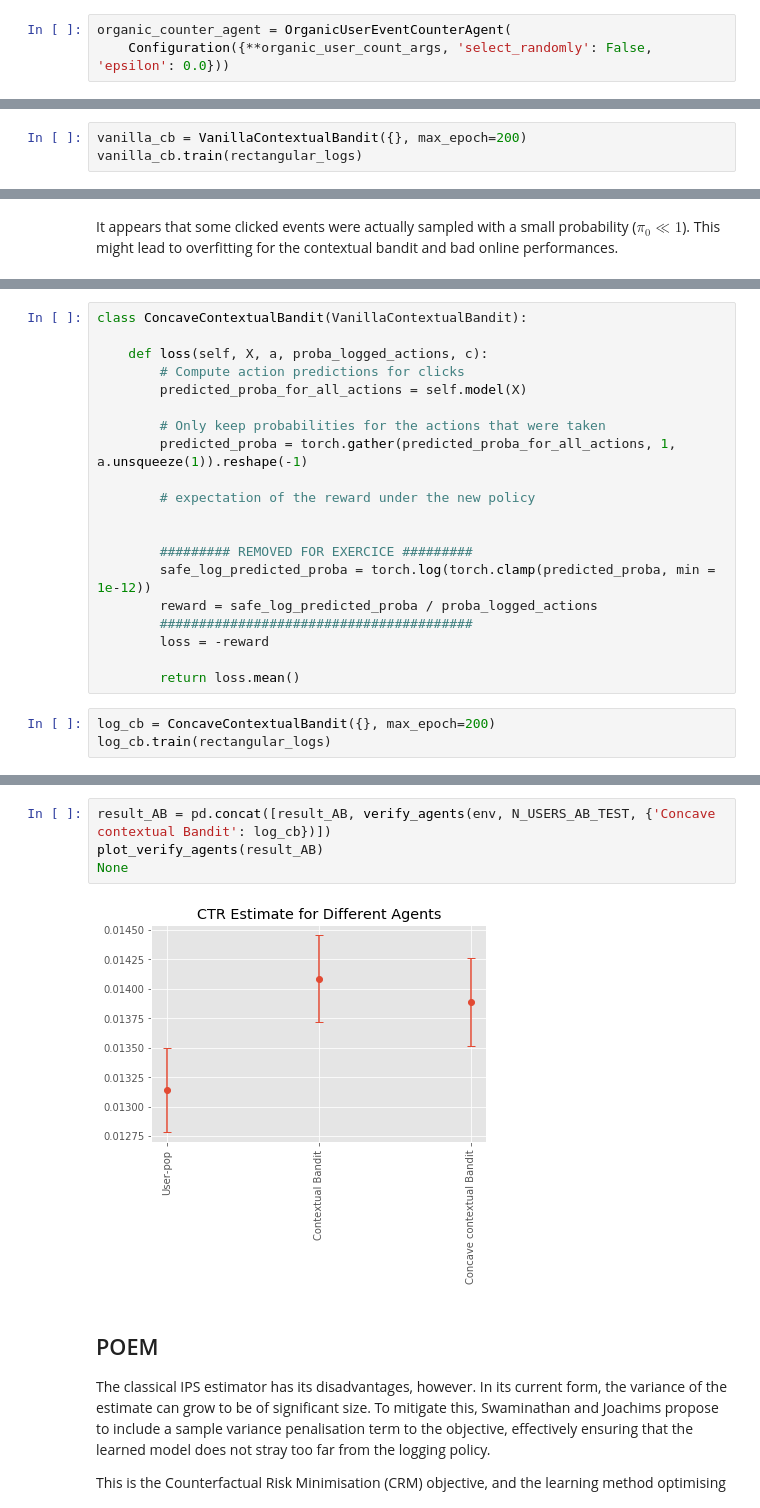
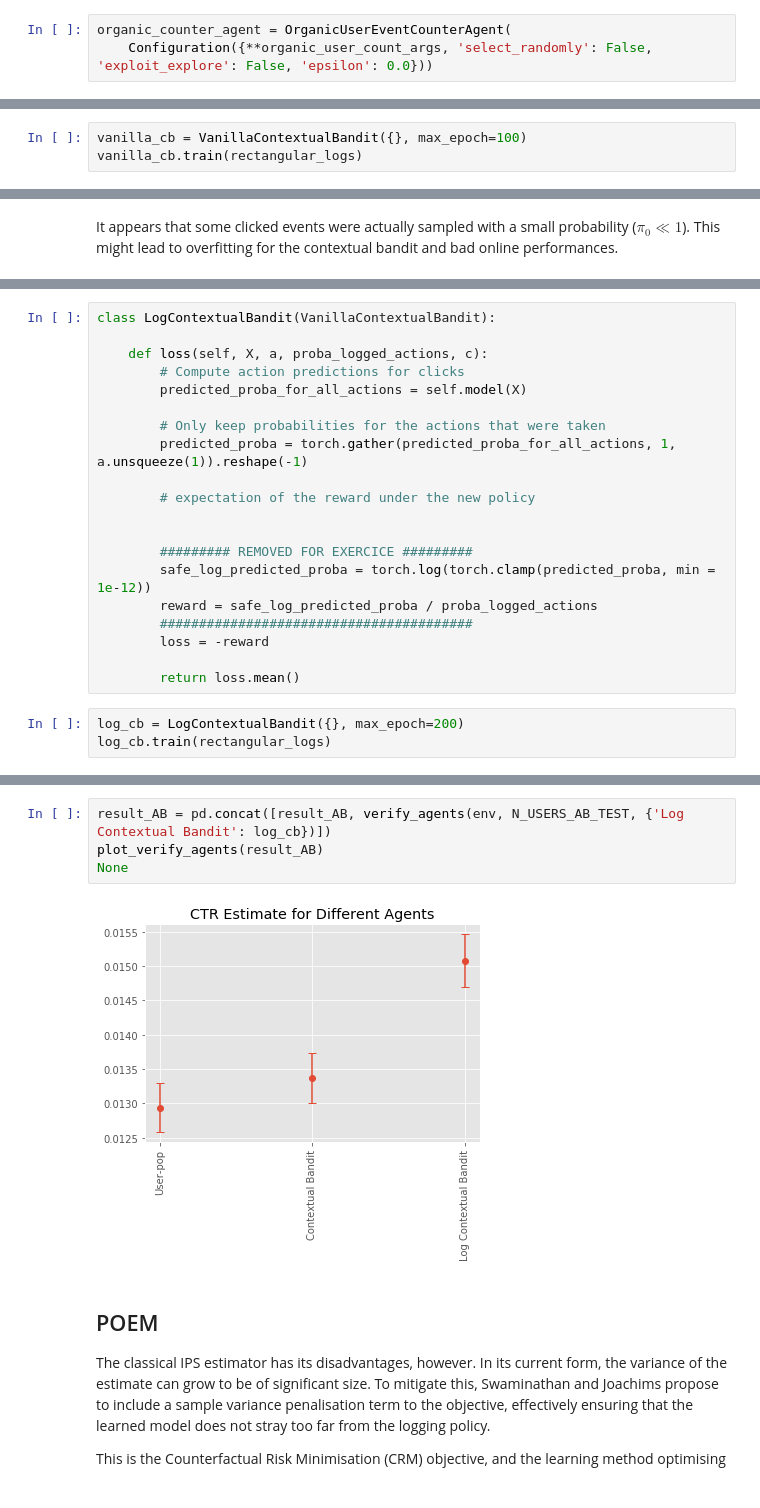
Before and after one commit to criteo-research/bandit-reco, a Jupyter notebook: notebooks/Solutions/4. Counterfactual Risk Minimisation (CRM).ipynb, the cells around one changed output, grey strips where cells are left out. Drawn from its saved outputs; the diff is of its cells as text.

```diff
--- a/notebooks/Solutions/4. Counterfactual Risk Minimisation (CRM).ipynb
+++ b/notebooks/Solutions/4. Counterfactual Risk Minimisation (CRM).ipynb
@@ -73,7 +67,7 @@ reco_log.head(5)
 We will use the popularity agent as the baseline. It basically predict the organic product that has been seen the most so far by the user. It is a simple but actually strong baseline.
 # %%
 organic_counter_agent = OrganicUserEventCounterAgent(
-    Configuration({**organic_user_count_args, 'select_randomly': False, 'epsilon': 0.0}))
+    Configuration({**organic_user_count_args, 'select_randomly': False, 'exploit_explore': False, 'epsilon': 0.0}))
 # %%
 N_USERS_AB_TEST = 5000
 result_AB = verify_agents(env, N_USERS_AB_TEST, {'User-pop': organic_counter_agent})
@@ -295,7 +289,7 @@ class VanillaContextualBandit(Agent):
         ''' Reset the user state '''
         self.user_state = np.zeros(self.P)
 # %%
-vanilla_cb = VanillaContextualBandit({}, max_epoch=200)
+vanilla_cb = VanillaContextualBandit({}, max_epoch=100)
 vanilla_cb.train(rectangular_logs)
 # %%
 vanilla_cb.plot_loss_history()
@@ -323,5 +317,5 @@ It appears that some clicked events were actually sampled with a small probabili
 # %%
-class ConcaveContextualBandit(VanillaContextualBandit):
+class LogContextualBandit(VanillaContextualBandit):
 
     def loss(self, X, a, proba_logged_actions, c):
         # Compute action predictions for clicks
@@ -341,7 +335,7 @@ class ConcaveContextualBandit(VanillaContextualBandit):
 
         return loss.mean()
 # %%
-log_cb = ConcaveContextualBandit({}, max_epoch=200)
+log_cb = LogContextualBandit({}, max_epoch=200)
 log_cb.train(rectangular_logs)
 # %%
 log_cb.plot_loss_history()
@@ -350,9 +344,9 @@ log_cb.plot_loss_history()
 # %%
-result_AB = pd.concat([result_AB, verify_agents(env, N_USERS_AB_TEST, {'Concave contextual Bandit': log_cb})])
+result_AB = pd.concat([result_AB, verify_agents(env, N_USERS_AB_TEST, {'Log Contextual Bandit': log_cb})])
 plot_verify_agents(result_AB)
 None
 # %% [output]
-[figure, old version]
+[figure, new version]
 # %% [markdown]
 ## POEM
 
```
Also changed, not shown: parts of 12 cells of this notebook, 4 other files.
